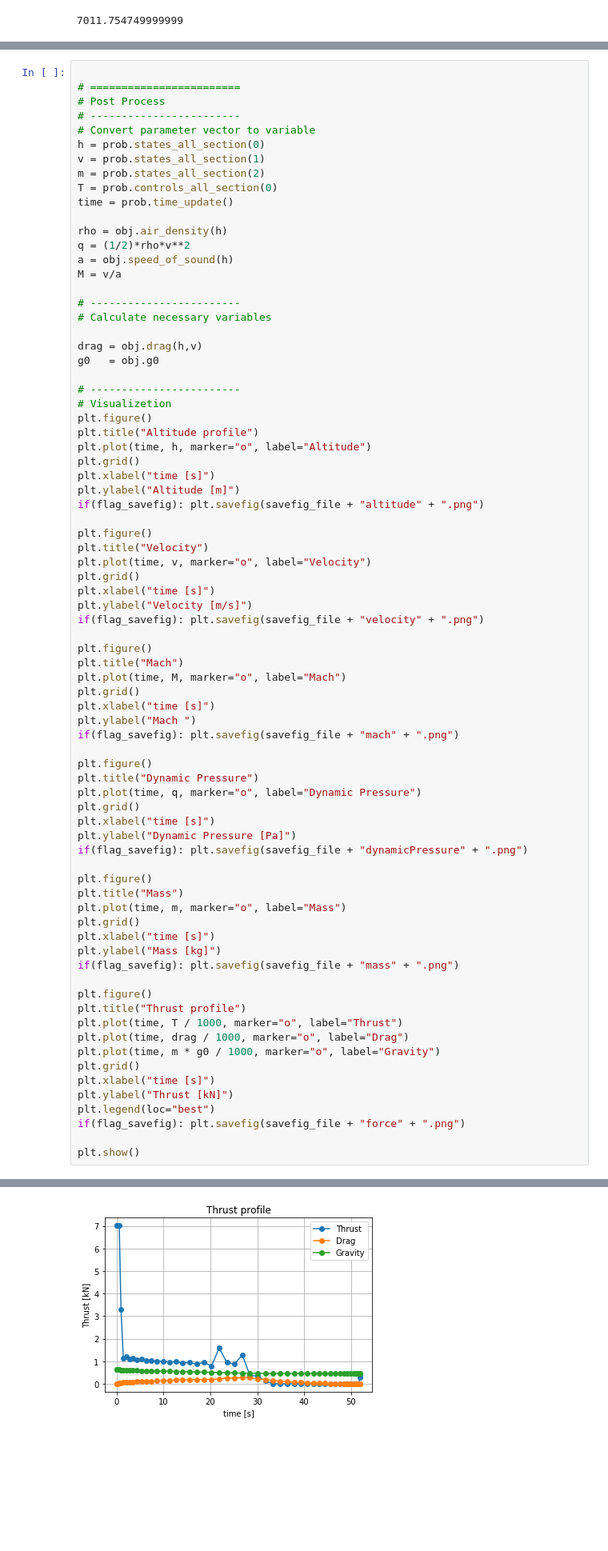
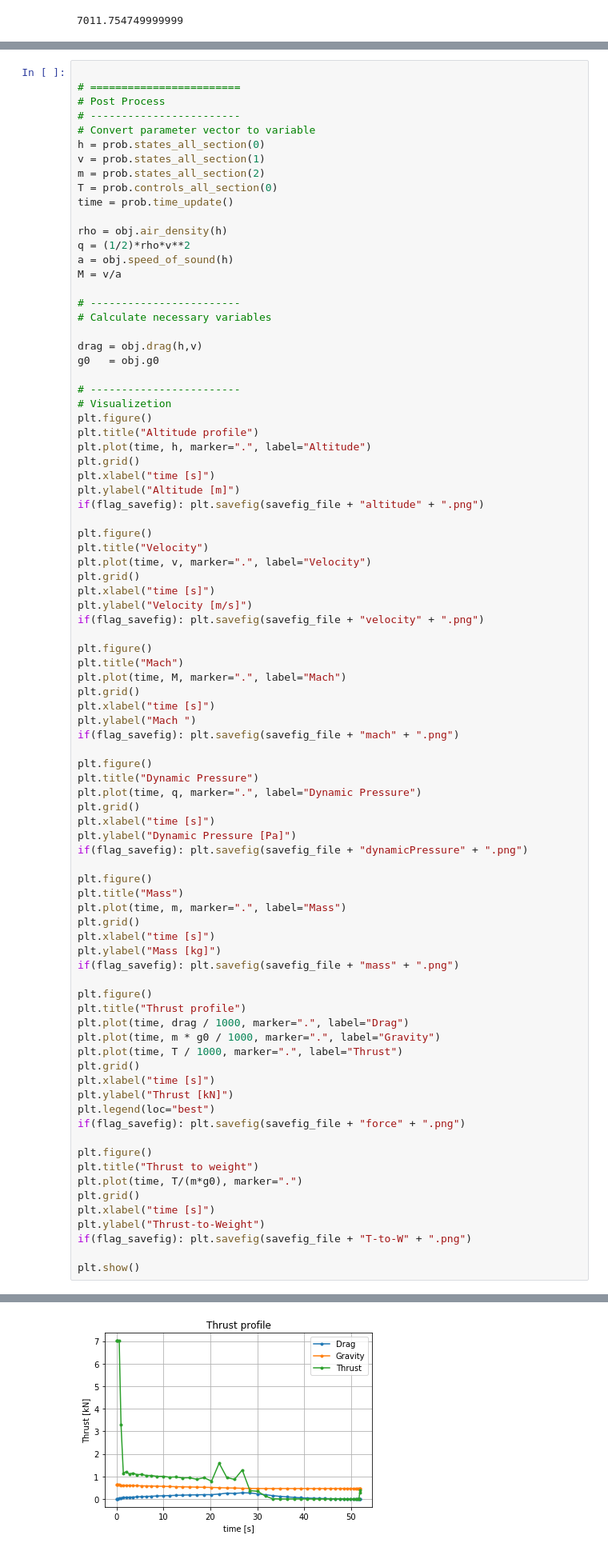
Before and after one commit to icl-rocketry/optimalAscent, a Jupyter notebook: BasicOptimalAscentSingleStage/Basic_Single_Stage.ipynb, the cells around one changed output, grey strips where cells are left out. Shown at 80% size. Cells and saved outputs as stored; diff of their text form; blank space fills up the shorter version.

```diff
--- a/BasicOptimalAscentSingleStage/Basic_Single_Stage.ipynb
+++ b/BasicOptimalAscentSingleStage/Basic_Single_Stage.ipynb
@@ -327,7 +327,7 @@ g0   = obj.g0
 # Visualizetion
 plt.figure()
 plt.title("Altitude profile")
-plt.plot(time, h, marker="o", label="Altitude")
+plt.plot(time, h, marker=".", label="Altitude")
 plt.grid()
 plt.xlabel("time [s]")
 plt.ylabel("Altitude [m]")
@@ -335,7 +335,7 @@ if(flag_savefig): plt.savefig(savefig_file + "altitude" + ".png")
 
 plt.figure()
 plt.title("Velocity")
-plt.plot(time, v, marker="o", label="Velocity")
+plt.plot(time, v, marker=".", label="Velocity")
 plt.grid()
 plt.xlabel("time [s]")
 plt.ylabel("Velocity [m/s]")
@@ -343,7 +343,7 @@ if(flag_savefig): plt.savefig(savefig_file + "velocity" + ".png")
 
 plt.figure()
 plt.title("Mach")
-plt.plot(time, M, marker="o", label="Mach")
+plt.plot(time, M, marker=".", label="Mach")
 plt.grid()
 plt.xlabel("time [s]")
 plt.ylabel("Mach ")
@@ -351,36 +351,44 @@ if(flag_savefig): plt.savefig(savefig_file + "mach" + ".png")
 
 plt.figure()
 plt.title("Dynamic Pressure")
-plt.plot(time, q, marker="o", label="Dynamic Pressure")
+plt.plot(time, q, marker=".", label="Dynamic Pressure")
 plt.grid()
 plt.xlabel("time [s]")
 plt.ylabel("Dynamic Pressure [Pa]")
 if(flag_savefig): plt.savefig(savefig_file + "dynamicPressure" + ".png")
 
 plt.figure()
 plt.title("Mass")
-plt.plot(time, m, marker="o", label="Mass")
+plt.plot(time, m, marker=".", label="Mass")
 plt.grid()
 plt.xlabel("time [s]")
 plt.ylabel("Mass [kg]")
 if(flag_savefig): plt.savefig(savefig_file + "mass" + ".png")
 
 plt.figure()
 plt.title("Thrust profile")
-plt.plot(time, T / 1000, marker="o", label="Thrust")
-plt.plot(time, drag / 1000, marker="o", label="Drag")
-plt.plot(time, m * g0 / 1000, marker="o", label="Gravity")
+plt.plot(time, drag / 1000, marker=".", label="Drag")
+plt.plot(time, m * g0 / 1000, marker=".", label="Gravity")
+plt.plot(time, T / 1000, marker=".", label="Thrust")
 plt.grid()
 plt.xlabel("time [s]")
 plt.ylabel("Thrust [kN]")
 plt.legend(loc="best")
 if(flag_savefig): plt.savefig(savefig_file + "force" + ".png")
 
+plt.figure()
+plt.title("Thrust to weight")
+plt.plot(time, T/(m*g0), marker=".")
+plt.grid()
+plt.xlabel("time [s]")
+plt.ylabel("Thrust-to-Weight")
+if(flag_savefig): plt.savefig(savefig_file + "T-to-W" + ".png")
+
 plt.show()
 # %% [output]
 [figure]
 [figure]
 [figure]
 [figure]
 [figure]
-[figure, old version]
+[figure, new version]
```
Also changed, not shown: parts of 3 cells of this notebook, 7 other files.
